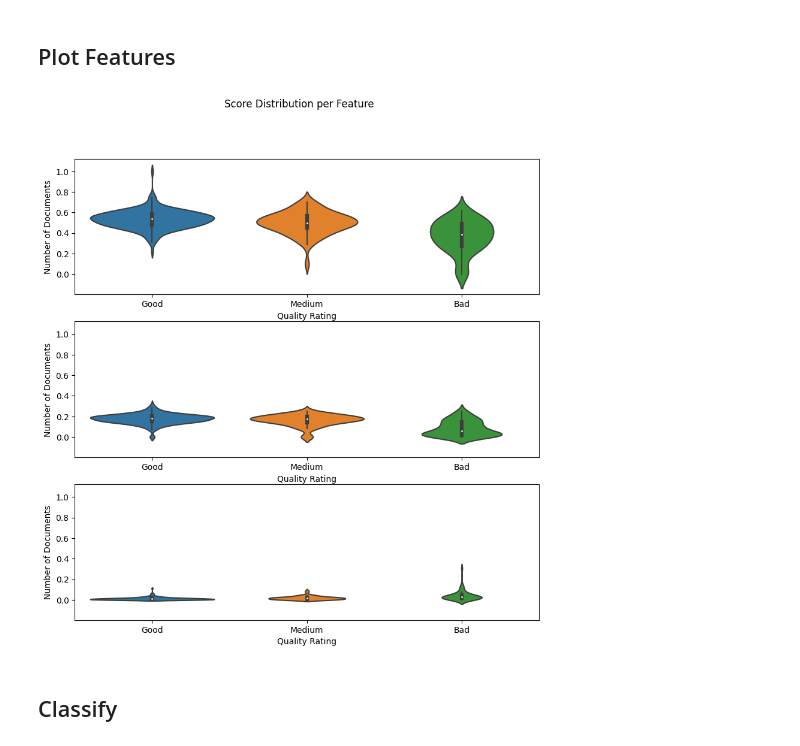
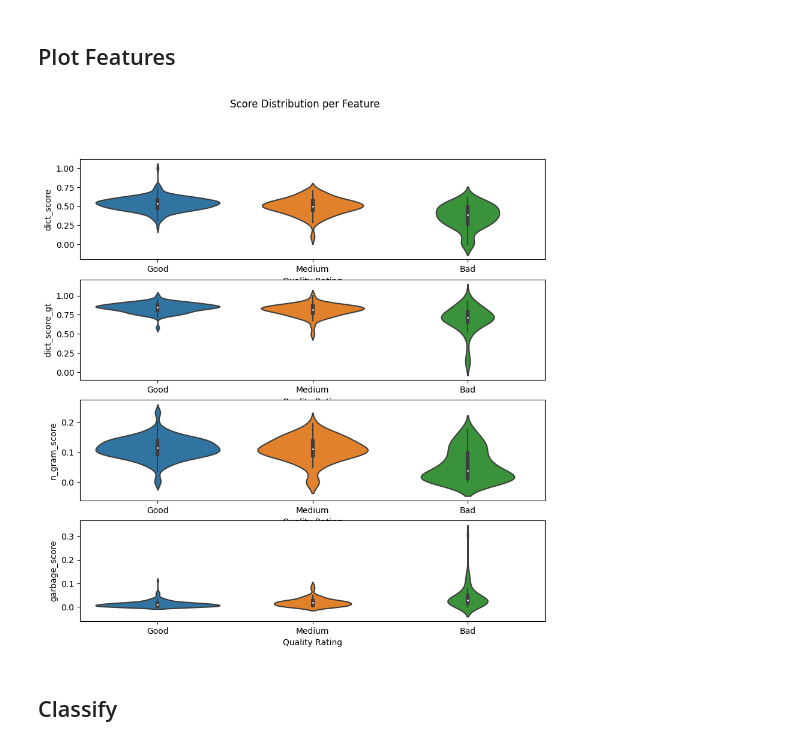
Before and after one commit to LAHTeR/nautilusocr, a Jupyter notebook: notebooks/quality.ipynb, the cells around one changed output. Saved outputs shown, nothing was run; the diff lists cells and outputs as text; code cells hidden in the pictures.

```diff
--- a/notebooks/quality.ipynb
+++ b/notebooks/quality.ipynb
@@ -174,22 +232,12 @@ assert (
 # %%
-import random
 from collections import Counter
 
-from pagexml.parser import parse_pagexml_file
 from tqdm import tqdm
 
-N_FILES = 50
-
-random.seed(1)
-
-files = list(GROUND_TRUTH_PATH.glob("*.xml"))
-
-pagexml_files = random.sample(files, N_FILES)
 
 lang_trigrams = list()
 
-for file in tqdm(pagexml_files, desc="Reading PageXML files", unit="file"):
-    pagexml = parse_pagexml_file(file)
+for file in tqdm(pagexml_files, unit="file"):
     for line in pagexml.get_lines():
         tokens = get_tokens(line.text) if line.text else []
         lang_trigrams.extend(get_ngrams(tokens))
@@ -599,3 +647,6 @@ judgements.iloc[judgements.dict_score.sort_values().index]
 | 479 | 480 | Leeg | NaN | 0 | goed | leeg | ... |
 | 203 | 204 | Leeg | NaN | 0 | medium | leeg; transcriptie die er niet hoort | ... |
 500 rows × 17 columns
+# %%
+judgements["dict_score_gt"] = judgements.tokens.apply(get_dict_score_gt)
+judgements.iloc[judgements.dict_score_gt.sort_values().index]
@@ -602,9 +672,11 @@ judgements.iloc[judgements.dict_score.sort_values().index]
 # %% [markdown]
 ### Tri-gram Scores
 # %%
-# TODO: hardcode `lang_trigrams` parameter in get_ngram_score(), remove lambda wrapper
+MAX_N_GRAMS = 1000
+
+
 judgements["n_gram_score"] = judgements.tokens.apply(
-    lambda t: get_ngram_score(t, lang_trigrams)
+    lambda t: get_ngram_score(t, lang_trigrams[:MAX_N_GRAMS])
 )
 judgements.iloc[judgements.n_gram_score.sort_values().index]
 # %% [output]
@@ -666,6 +738,3 @@ judgements.iloc[judgements.quality.sort_values().index]
-# %%
-judgements["is_bad_strict"] = judgements.quality == 3
-judgements["is_bad_lax"] = judgements.quality > 1
 # %%
 non_empty = judgements.loc[(judgements.text.str.len() > 0) & (judgements.Som > 0)]
 agreement = judgements.loc[judgements["Ranking Kay"] == judgements["Ranking Maartje"]]
@@ -717,22 +786,24 @@ for ax in (ax1, ax2):
 # %% [markdown]
 ## Plot Features
 # %%
-fig, axs = plt.subplots(nrows=3, figsize=(10, 10), sharex=False, sharey=True)
+fig, axs = plt.subplots(
+    nrows=len(x_fields), figsize=(10, 10), sharex=False, sharey=False
+)
 
 
 fig.suptitle("Score Distribution per Feature")
 
-columns = ["dict_score", "n_gram_score", "garbage_score"]
+columns = ["dict_score", "dict_score_gt", "n_gram_score", "garbage_score"]
 
 for ax, column in zip(axs, columns):
     sns.violinplot(x=filtered.quality, y=filtered[column], ax=ax)
 
-    ax.set_ylabel("Number of Documents")
+    ax.set_ylabel(column)
     ax.set_xlabel("Quality Rating")
     ax.set_xticks(range(3))
     ax.set_xticklabels(["Good", "Medium", "Bad"])
 # %% [output]
-[figure, old version]
+[figure, new version]
 # %% [markdown]
 ## Classify
 # %%
```
Also changed, not shown: parts of 45 cells of this notebook.
